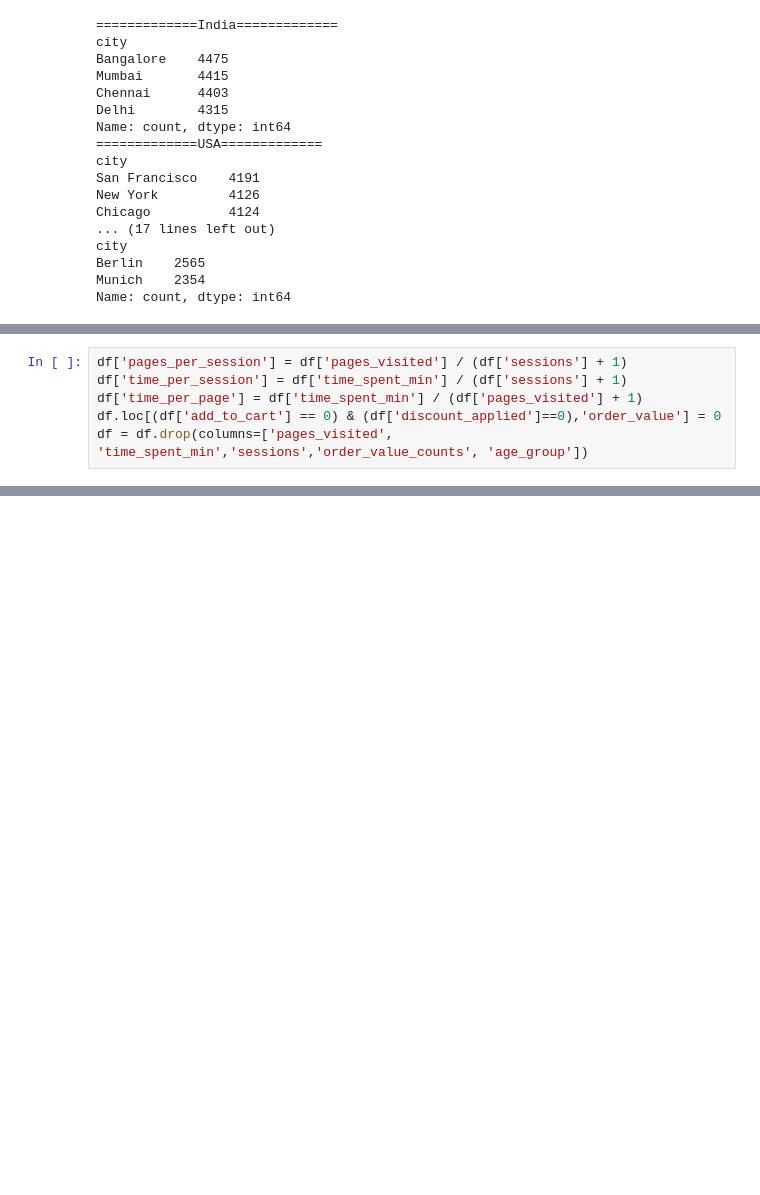
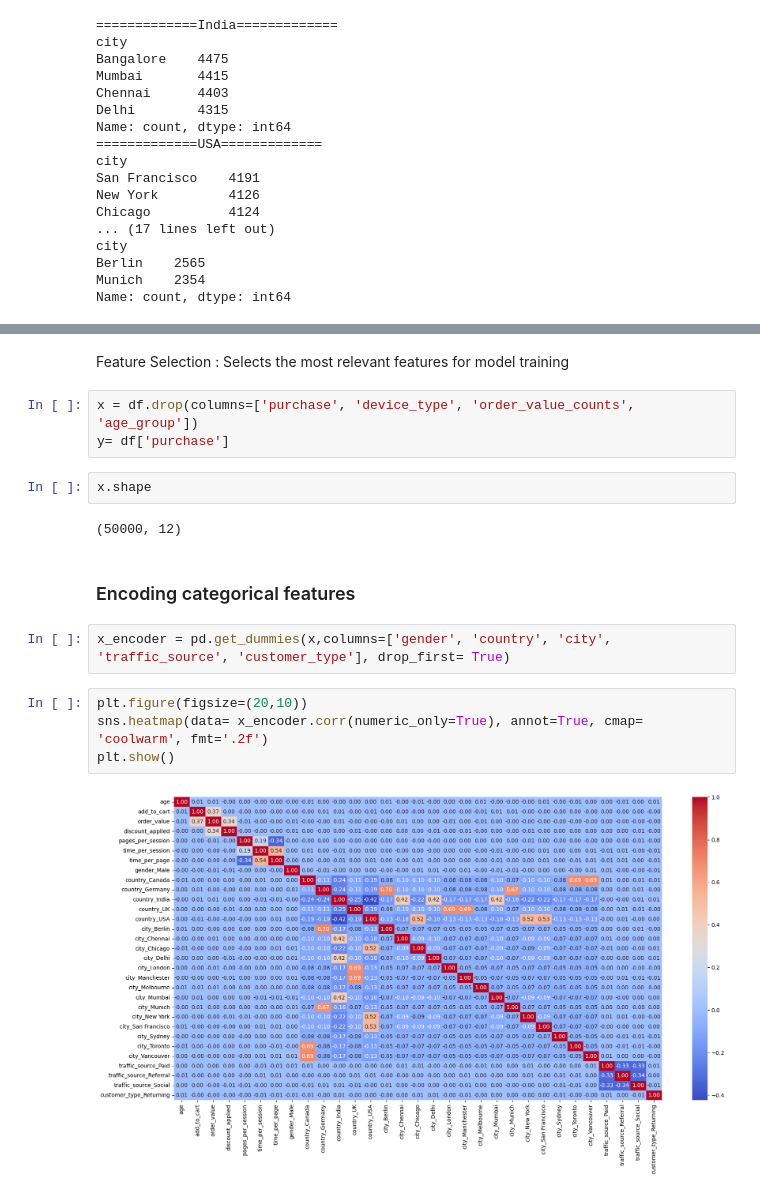
Before and after one commit to madhivanan1999/Visionary_Madhivanan, a Jupyter notebook: Machine Learning/e_commerce.ipynb, the cells around one changed output, grey strips where cells are left out. Drawn from its saved outputs; the diff is of its cells as text; blank space fills up the shorter version.

```diff
--- a/Machine Learning/e_commerce.ipynb
+++ b/Machine Learning/e_commerce.ipynb
@@ -206,6 +260,0 @@ plt.show()
-# %%
-df['pages_per_session'] = df['pages_visited'] / (df['sessions'] + 1)
-df['time_per_session'] = df['time_spent_min'] / (df['sessions'] + 1)
-df['time_per_page'] = df['time_spent_min'] / (df['pages_visited'] + 1)
-df.loc[(df['add_to_cart'] == 0) & (df['discount_applied']==0),'order_value'] = 0
-df = df.drop(columns=['pages_visited', 'time_spent_min','sessions','order_value_counts', 'age_group'])
@@ -288,0 +265,19 @@ Mean ROC-AUC: 0.5050590340552806
+# %% [markdown]
+Feature Selection : Selects the most relevant features for model training
+# %%
+x = df.drop(columns=['purchase', 'device_type', 'order_value_counts', 'age_group'])
+y= df['purchase']
+# %%
+x.shape
+# %% [output]
+(50000, 12)
+# %% [markdown]
+### Encoding categorical features
+# %%
+x_encoder = pd.get_dummies(x,columns=['gender', 'country', 'city', 'traffic_source', 'customer_type'], drop_first= True)
+# %%
+plt.figure(figsize=(20,10))
+sns.heatmap(data= x_encoder.corr(numeric_only=True), annot=True, cmap= 'coolwarm', fmt='.2f')
+plt.show()
+# %% [output]
+[figure, added]
```
Also changed, not shown: parts of 71 cells of this notebook.
